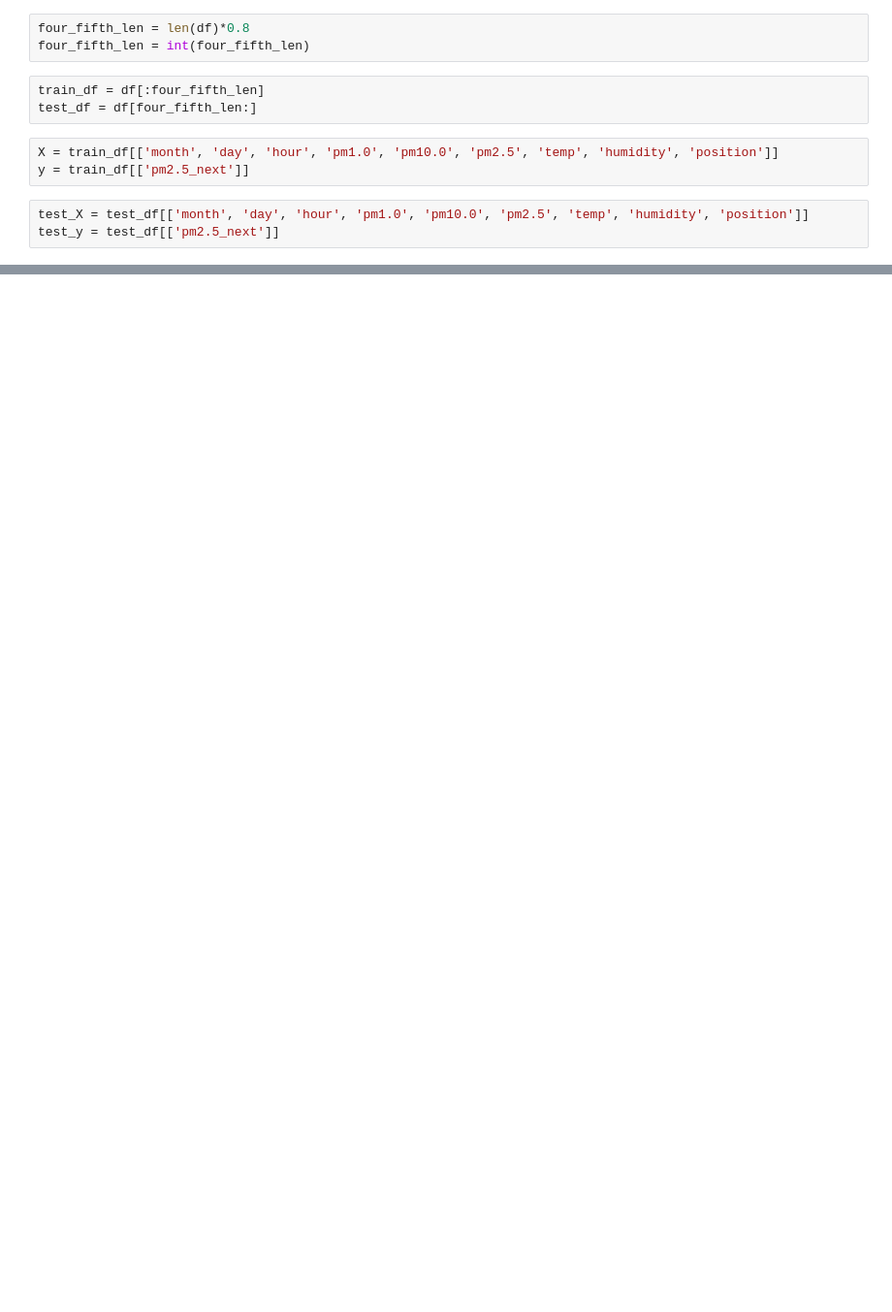
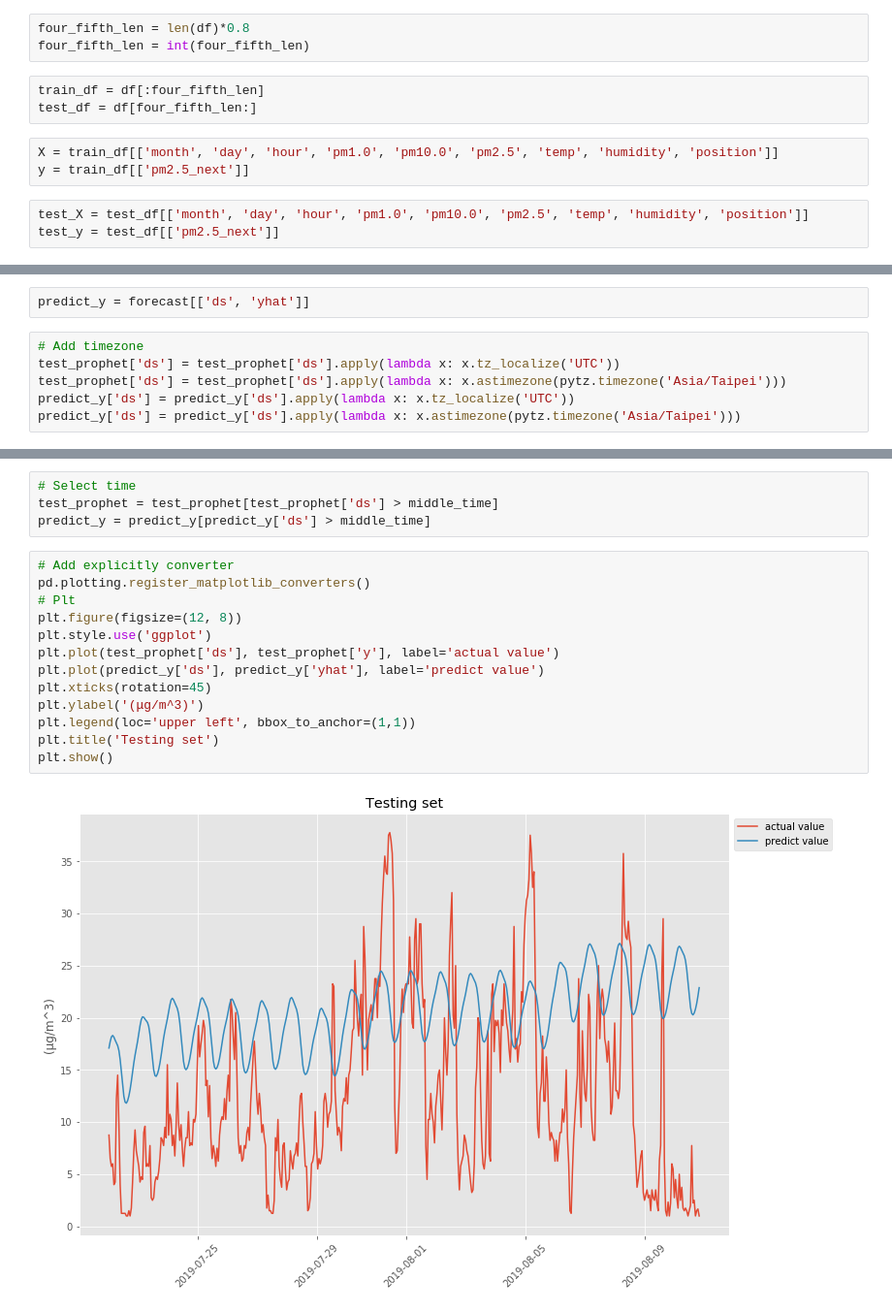
Before and after one commit to kevin110604/pm2.5_training, a Jupyter notebook: pm2.5_training_notebook.ipynb, the cells around one changed output, grey strips where cells are left out. Shown at 97% size. Cells and saved outputs as stored; diff of their text form; blank space fills up the shorter version.

```diff
--- a/pm2.5_training_notebook.ipynb
+++ b/pm2.5_training_notebook.ipynb
@@ -590,0 +707,8 @@ test_y = test_df[['pm2.5_next']]
+# %%
+predict_y = forecast[['ds', 'yhat']]
+# %%
+# Add timezone
+test_prophet['ds'] = test_prophet['ds'].apply(lambda x: x.tz_localize('UTC'))
+test_prophet['ds'] = test_prophet['ds'].apply(lambda x: x.astimezone(pytz.timezone('Asia/Taipei')))
+predict_y['ds'] = predict_y['ds'].apply(lambda x: x.tz_localize('UTC'))
+predict_y['ds'] = predict_y['ds'].apply(lambda x: x.astimezone(pytz.timezone('Asia/Taipei')))
@@ -590,0 +736,19 @@ test_y = test_df[['pm2.5_next']]
+# %%
+# Select time
+test_prophet = test_prophet[test_prophet['ds'] > middle_time]
+predict_y = predict_y[predict_y['ds'] > middle_time]
+# %%
+# Add explicitly converter
+pd.plotting.register_matplotlib_converters()
+# Plt
+plt.figure(figsize=(12, 8))
+plt.style.use('ggplot')
+plt.plot(test_prophet['ds'], test_prophet['y'], label='actual value')
+plt.plot(predict_y['ds'], predict_y['yhat'], label='predict value')
+plt.xticks(rotation=45)
+plt.ylabel('(μg/m^3)')
+plt.legend(loc='upper left', bbox_to_anchor=(1,1))
+plt.title('Testing set')
+plt.show()
+# %% [output]
+[figure, added]
```
Also changed, not shown: parts of 33 cells of this notebook.
